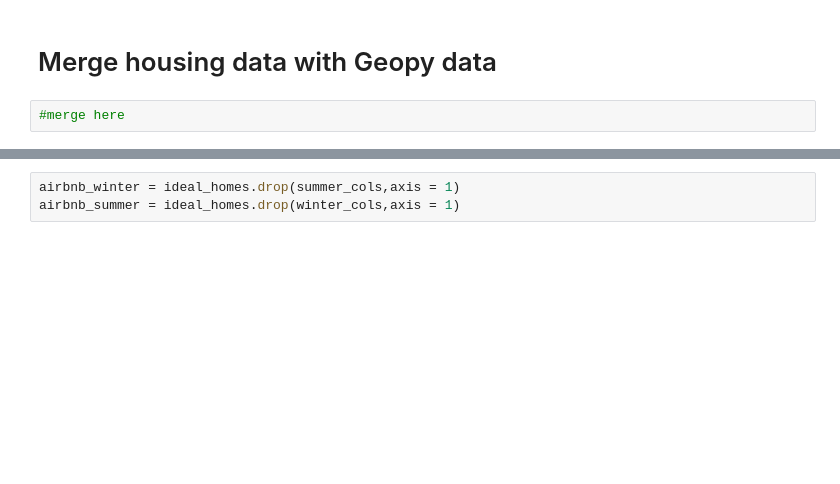
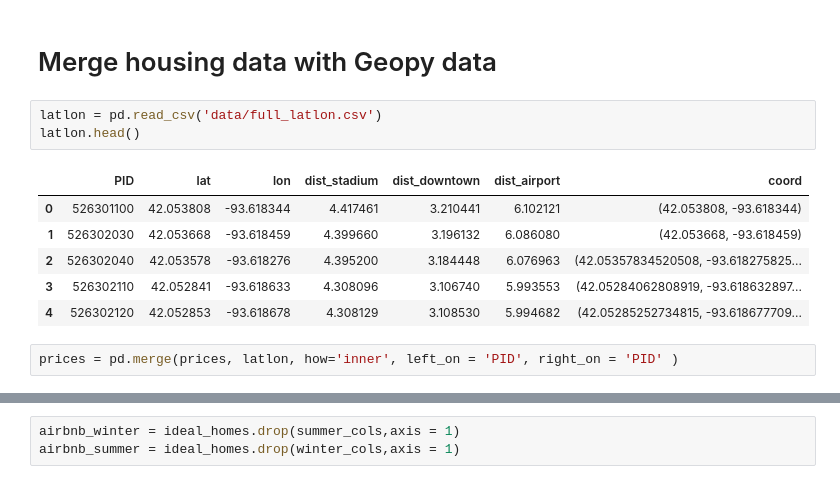
Before and after one commit to DarishSakeesing/housing-price-prediction, a Jupyter notebook: DouglasPizac/AirBnb_descriptive.ipynb, the cells around one changed output, grey strips where cells are left out. Cells and saved outputs as stored; diff of their text form; blank space fills up the shorter version.

```diff
--- a/DouglasPizac/AirBnb_descriptive.ipynb
+++ b/DouglasPizac/AirBnb_descriptive.ipynb
@@ -126,8 +126,18 @@ dtype: int64
 prices.dropna(axis = 0, how = 'any',inplace = True)
 # %% [markdown]
 # Merge housing data with Geopy data
-# %%
-#merge here
+# %%
+latlon = pd.read_csv('data/full_latlon.csv')
+latlon.head()
+# %% [output]
+|  | PID | lat | lon | dist_stadium | dist_downtown | dist_airport | coord |
+| 0 | 526301100 | 42.053808 | -93.618344 | 4.417461 | 3.210441 | 6.102121 | (42.053808, -93.618344) |
+| 1 | 526302030 | 42.053668 | -93.618459 | 4.399660 | 3.196132 | 6.086080 | (42.053668, -93.618459) |
+| 2 | 526302040 | 42.053578 | -93.618276 | 4.395200 | 3.184448 | 6.076963 | (42.05357834520508, -93.618275825... |
+| 3 | 526302110 | 42.052841 | -93.618633 | 4.308096 | 3.106740 | 5.993553 | (42.05284062808919, -93.618632897... |
+| 4 | 526302120 | 42.052853 | -93.618678 | 4.308129 | 3.108530 | 5.994682 | (42.05285252734815, -93.618677709... |
+# %%
+prices = pd.merge(prices, latlon, how='inner', left_on = 'PID', right_on = 'PID' )
 # %%
 prices.info()
 # %% [output]
```
Also changed, not shown: parts of 22 cells of this notebook, 1 other file.
